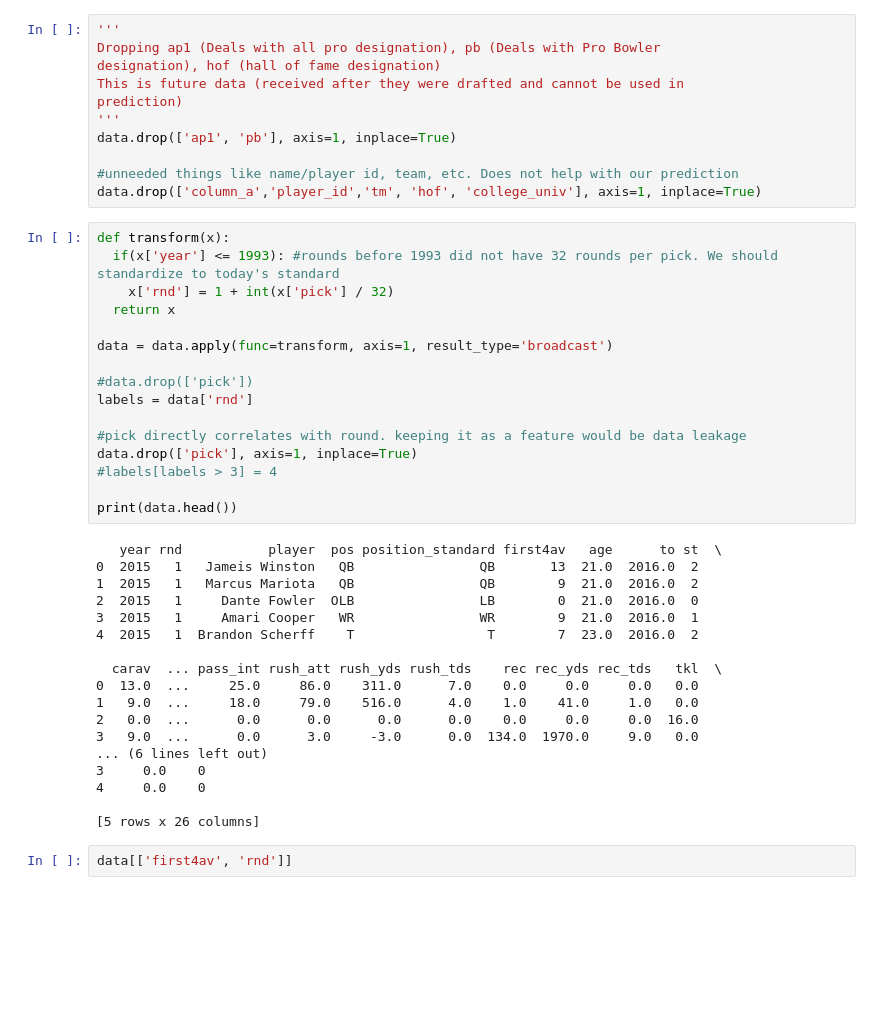
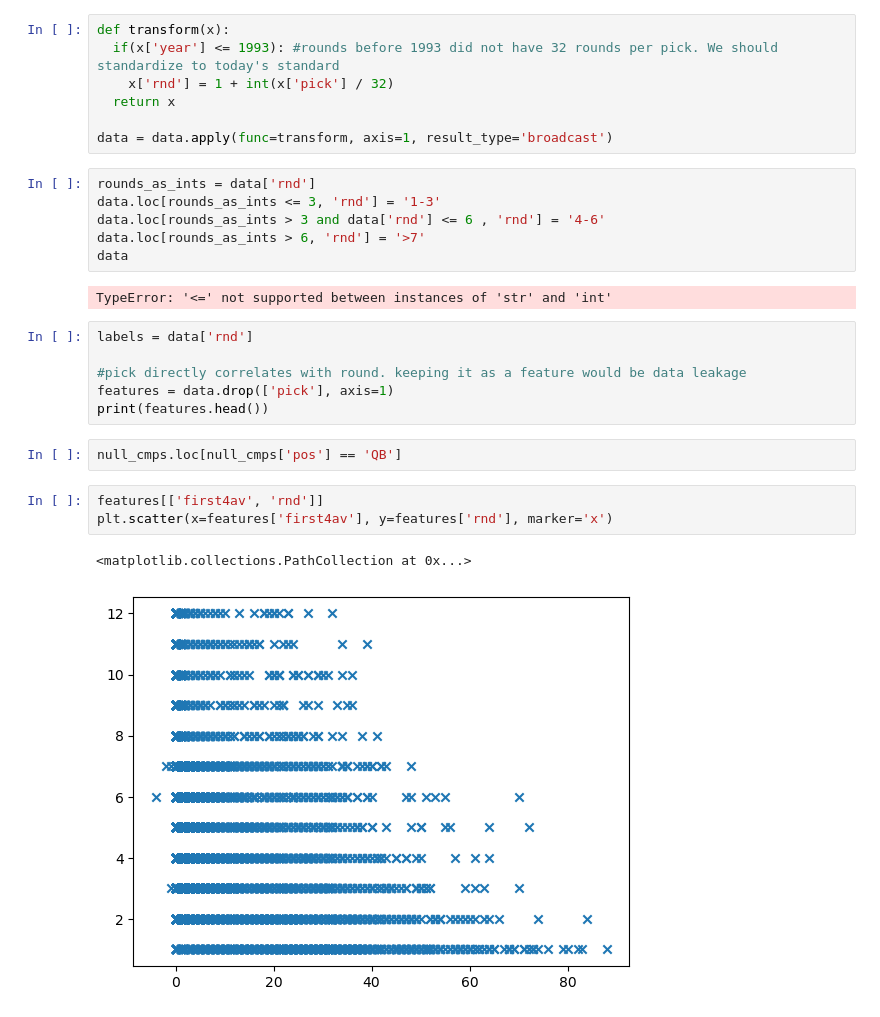
Before and after one commit to curry2736/CS-363M-Project, a Jupyter notebook: project_organized.ipynb, the cells around one changed output. Saved outputs shown, nothing was run; the diff lists cells and outputs as text; blank space fills up the shorter version.

```diff
--- a/project_organized.ipynb
+++ b/project_organized.ipynb
@@ -182,14 +1,3 @@ data[['st', 'g', 'cmp', 'pass_att',
-# %%
-'''
-Dropping ap1 (Deals with all pro designation), pb (Deals with Pro Bowler
-designation), hof (hall of fame designation)
-This is future data (received after they were drafted and cannot be used in
-prediction)
-'''
-data.drop(['ap1', 'pb'], axis=1, inplace=True)
-
-#unneeded things like name/player id, team, etc. Does not help with our prediction
-data.drop(['column_a','player_id','tm', 'hof', 'college_univ'], axis=1, inplace=True)
 # %%
 def transform(x):
   if(x['year'] <= 1993): #rounds before 1993 did not have 32 rounds per pick. We should standardize to today's standard
@@ -197,35 +5,28 @@ def transform(x):
   return x
 
 data = data.apply(func=transform, axis=1, result_type='broadcast')
-
-#data.drop(['pick'])
-labels = data['rnd']
-
-#pick directly correlates with round. keeping it as a feature would be data leakage
-data.drop(['pick'], axis=1, inplace=True)
-#labels[labels > 3] = 4
-
-print(data.head())
-# %% [output]
-   year rnd           player  pos position_standard first4av   age      to st  \
-0  2015   1   Jameis Winston   QB                QB       13  21.0  2016.0  2
-1  2015   1   Marcus Mariota   QB                QB        9  21.0  2016.0  2
-2  2015   1     Dante Fowler  OLB                LB        0  21.0  2016.0  0
-3  2015   1     Amari Cooper   WR                WR        9  21.0  2016.0  1
-4  2015   1  Brandon Scherff    T                 T        7  23.0  2016.0  2
-
-  carav  ... pass_int rush_att rush_yds rush_tds    rec rec_yds rec_tds   tkl  \
-0  13.0  ...     25.0     86.0    311.0      7.0    0.0     0.0     0.0   0.0
-1   9.0  ...     18.0     79.0    516.0      4.0    1.0    41.0     1.0   0.0
-2   0.0  ...      0.0      0.0      0.0      0.0    0.0     0.0     0.0  16.0
-3   9.0  ...      0.0      3.0     -3.0      0.0  134.0  1970.0     9.0   0.0
-... (6 lines left out)
-3     0.0    0
-4     0.0    0
-
-[5 rows x 26 columns]
-# %%
-data[['first4av', 'rnd']]
+# %%
+rounds_as_ints = data['rnd']
+data.loc[rounds_as_ints <= 3, 'rnd'] = '1-3'
+data.loc[rounds_as_ints > 3 and data['rnd'] <= 6 , 'rnd'] = '4-6'
+data.loc[rounds_as_ints > 6, 'rnd'] = '>7'
+data
+# %% [output]
+TypeError: '<=' not supported between instances of 'str' and 'int'
+# %%
+labels = data['rnd']
+
+#pick directly correlates with round. keeping it as a feature would be data leakage
+features = data.drop(['pick'], axis=1)
+print(features.head())
+# %%
+null_cmps.loc[null_cmps['pos'] == 'QB']
+# %%
+features[['first4av', 'rnd']]
+plt.scatter(x=features['first4av'], y=features['rnd'], marker='x')
+# %% [output]
+<matplotlib.collections.PathCollection at 0x...>
+[figure, added]
 # %%
 # use counter to get frequency of each label
 frequency = collections.Counter(labels)
```
Also changed, not shown: parts of 14 cells of this notebook, 1 other file.
